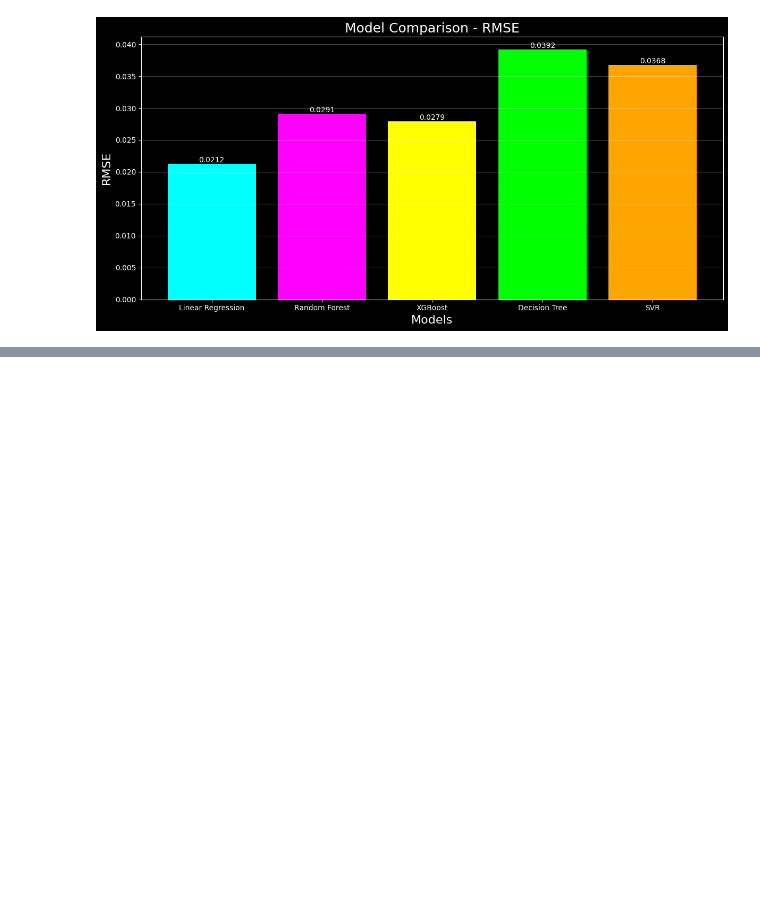
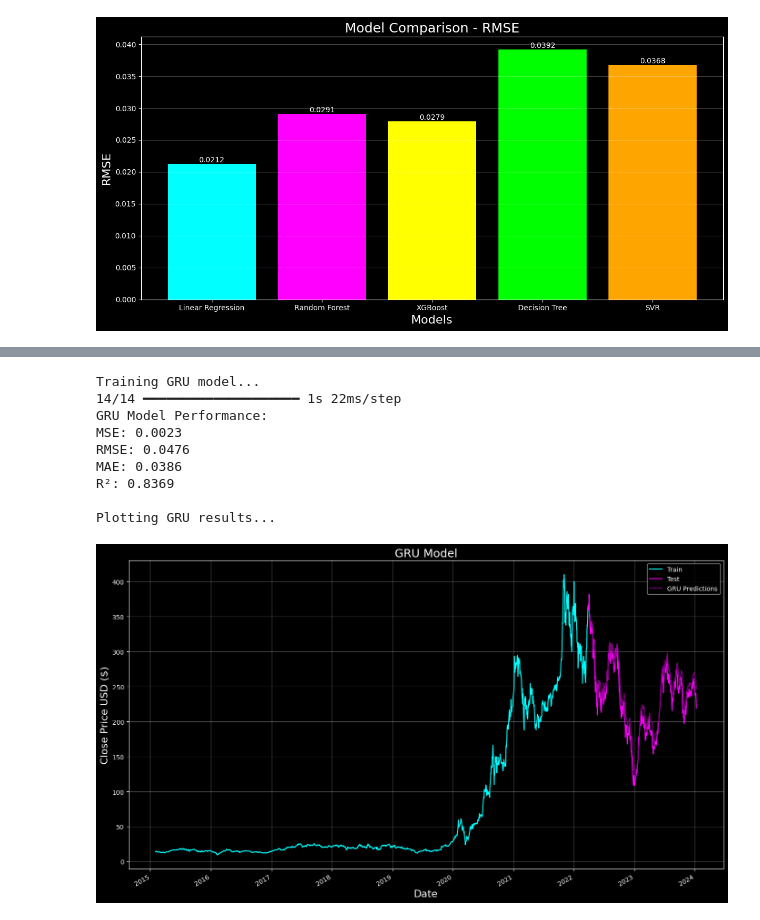
Before and after one commit to nuha-95/Time-Series-Forecasting, a Jupyter notebook: Tesla_train.ipynb, the cells around one changed output, grey strips where cells are left out. Cells and saved outputs as stored; diff of their text form; code cells hidden in the pictures; blank space fills up the shorter version.

Commit message:
completed training lstm and gru

```diff
--- a/Tesla_train.ipynb
+++ b/Tesla_train.ipynb
@@ -20,9 +21,6 @@ features = [
 # %%
 X = df[features]
 y = df['target']
-# %%
-X = X.to_numpy()
-y = y.to_numpy()
 # %% [markdown]
 # Data Splitting
 # %%
@@ -798,0 +384,74 @@ R²: 0.8659
+# %%
+# -------------------------------------------------
+# GRU Model
+# -------------------------------------------------
+print("\nTraining GRU model...")
+# Create and train GRU model
+gru_model = create_gru_model((time_steps, X_train.shape[1]))
+gru_history = gru_model.fit(
+    X_train_lstm, y_train_seq,
+    epochs=50,
+    batch_size=32,
+    validation_split=0.1,
+    callbacks=[early_stopping],
+    verbose=0
+)
+
+# Make predictions
+gru_pred_seq = gru_model.predict(X_test_lstm)
+gru_pred_scaled = gru_pred_seq.flatten()
+
+# Metrics calculation
+gru_mse = mean_squared_error(y_test_lstm, gru_pred_scaled)
+gru_rmse = np.sqrt(gru_mse)
+gru_mae = mean_absolute_error(y_test_lstm, gru_pred_scaled)
+gru_r2 = r2_score(y_test_lstm, gru_pred_scaled)
+
+# Prepare predictions for plotting
+gru_pred = y_scaler.inverse_transform(gru_pred_scaled.reshape(-1, 1)).flatten()
+
+# Store results
+model_results['GRU'] = {
+    'MSE': gru_mse,
+    'RMSE': gru_rmse,
+    'MAE': gru_mae,
+    'R²': gru_r2
+}
+models['GRU'] = gru_model
+
+print("GRU Model Performance:")
+for metric, value in model_results['GRU'].items():
+    print(f"{metric}: {value:.4f}")
+
+
+offset = time_steps
+
+gru_test_dates = df.index[split_idx+offset:split_idx+offset+len(gru_pred)]
+
+
+
+
+print("\nPlotting GRU results...")
+plt.figure(figsize=(14, 8))
+plt.plot(df.index[:split_idx], df['Close'][:split_idx], color='cyan', label='Train')
+plt.plot(df.index[split_idx:], df['Close'][split_idx:], color='magenta', label='Test')
+plt.plot(gru_test_dates, gru_pred, color='purple', label='GRU Predictions')
+plt.title('GRU Model', fontsize=18)
+plt.xlabel('Date', fontsize=16)
+plt.ylabel('Close Price USD ($)', fontsize=16)
+plt.grid(True, alpha=0.3)
+plt.legend(loc='best')
+plt.gcf().autofmt_xdate()
+plt.tight_layout()
+plt.show()
+# %% [output]
+Training GRU model...
+14/14 ━━━━━━━━━━━━━━━━━━━━ 1s 22ms/step
+GRU Model Performance:
+MSE: 0.0023
+RMSE: 0.0476
+MAE: 0.0386
+R²: 0.8369
+
+Plotting GRU results...
+[figure, added]
```
Also changed, not shown: parts of 5 cells of this notebook, 1 other file.
